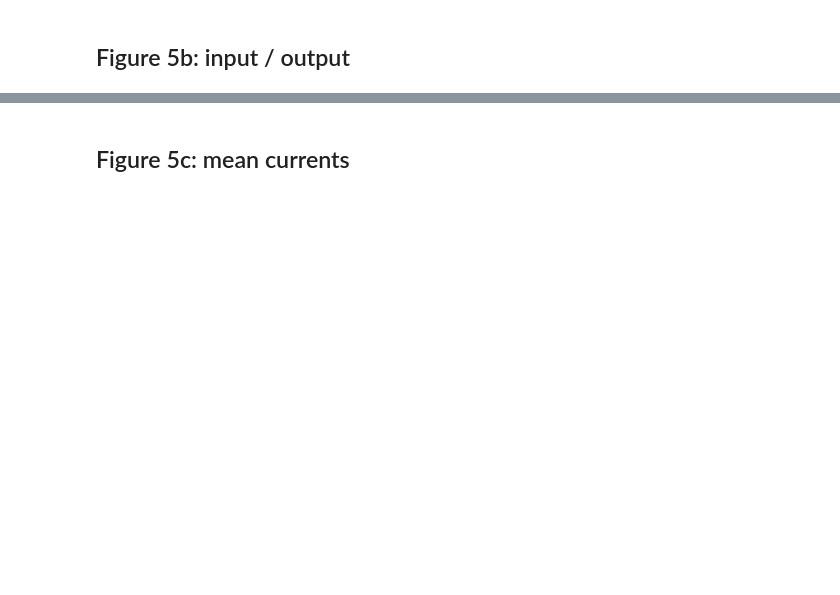
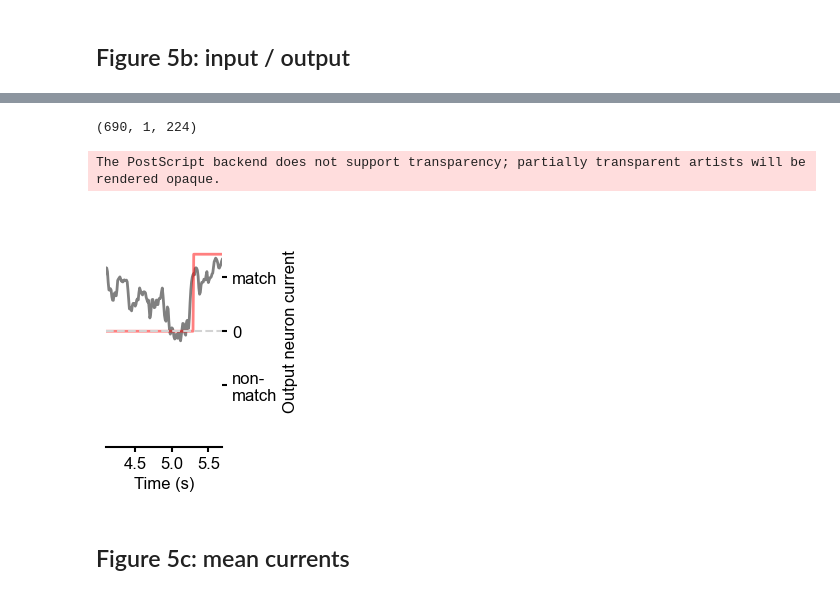
Before and after one commit to mackelab/sequence-memory, a Jupyter notebook: rnn_model/generate_figures/fig_5_b_to_e.ipynb, the cells around one changed output, grey strips where cells are left out. Cells and saved outputs as stored; diff of their text form; code cells hidden in the pictures; blank space fills up the shorter version.

```diff
--- a/rnn_model/generate_figures/fig_5_b_to_e.ipynb
+++ b/rnn_model/generate_figures/fig_5_b_to_e.ipynb
@@ -158,0 +165,7 @@ if sw_tanh2log == False and net.activation[0]=='tanh':
+# %%
+plt_time = (
+    np.arange(-settings["stim_ons"] + settings["rand_ons"], T - settings["stim_ons"])
+    * settings["deltaT"]
+    / 1000
+)
+plt_time.shape
@@ -327,5 +365,10 @@ with mpl.rc_context(fname="matplotlibrc"):
+# %%
+z.shape
+# %% [output]
+(690, 1, 224)
 # %%
 # plot example output
+trial = np.random.choice(np.arange(n_trials))
 
 training_params = settings
 eval_delays = delay
@@ -366,33 +409,39 @@ with mpl.rc_context(fname="matplotlibrc"):
 
     else:
         ploto[:, 0] = np.roll(ploto[:, 0], -stim_roll[trial])
         axs.plot(
             plt_time, ploto[settings["rand_ons"] :, 0].T, color=colors[0], linewidth=2
         )
+        axs.plot(
+            plt_time, z[settings["rand_ons"]:, 0, trial].T, 'red', linewidth=2,alpha=0.5
+        )
         axs.axhline(0, color="lightgrey", ls="--")
         axs.set_ylim(-1.5, 1.5)
         axs.set_yticks([-0.7, 0, 0.7])
         axs.set_yticklabels(["non-\nmatch", "0", "match"])  # np.arange(3))
 
         axs.set_ylabel("Output neuron current")
     axs.axvline(
         x=(delay_end - settings["stim_ons"]) / dt_sec,
         color="black",
         linestyle="--",
         alpha=0.5,
         zorder=-1,
     )
 
     axs.spines["top"].set_visible(False)
 
     axs.set_xlim(plt_time[-settings["response_dur"]*4], plt_time[-1])
     axs.set_xlabel("Time (s)")
     axs.spines["left"].set_visible(False)
     axs.yaxis.set_label_position("right")
     axs.yaxis.tick_right()
 
     plt.savefig("../figures/Panel1C")  # transparent=False)
     plt.savefig("../figures/Example_output.eps")
+# %% [output]
+The PostScript backend does not support transparency; partially transparent artists will be rendered opaque.
+[figure, added]
 # %% [markdown]
 ## Figure 5c: mean currents
 # %%
```
Also changed, not shown: parts of 14 cells of this notebook, 3 other files.
